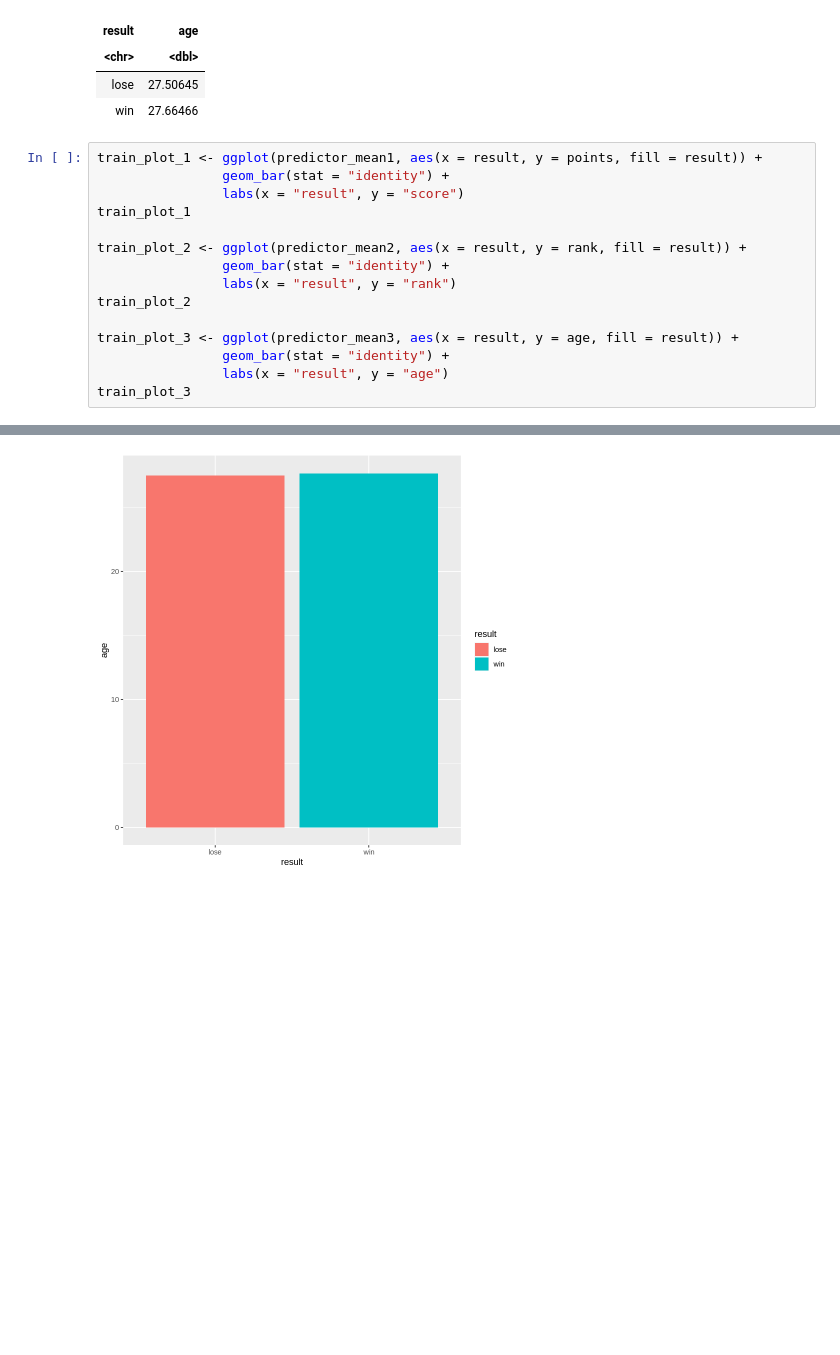
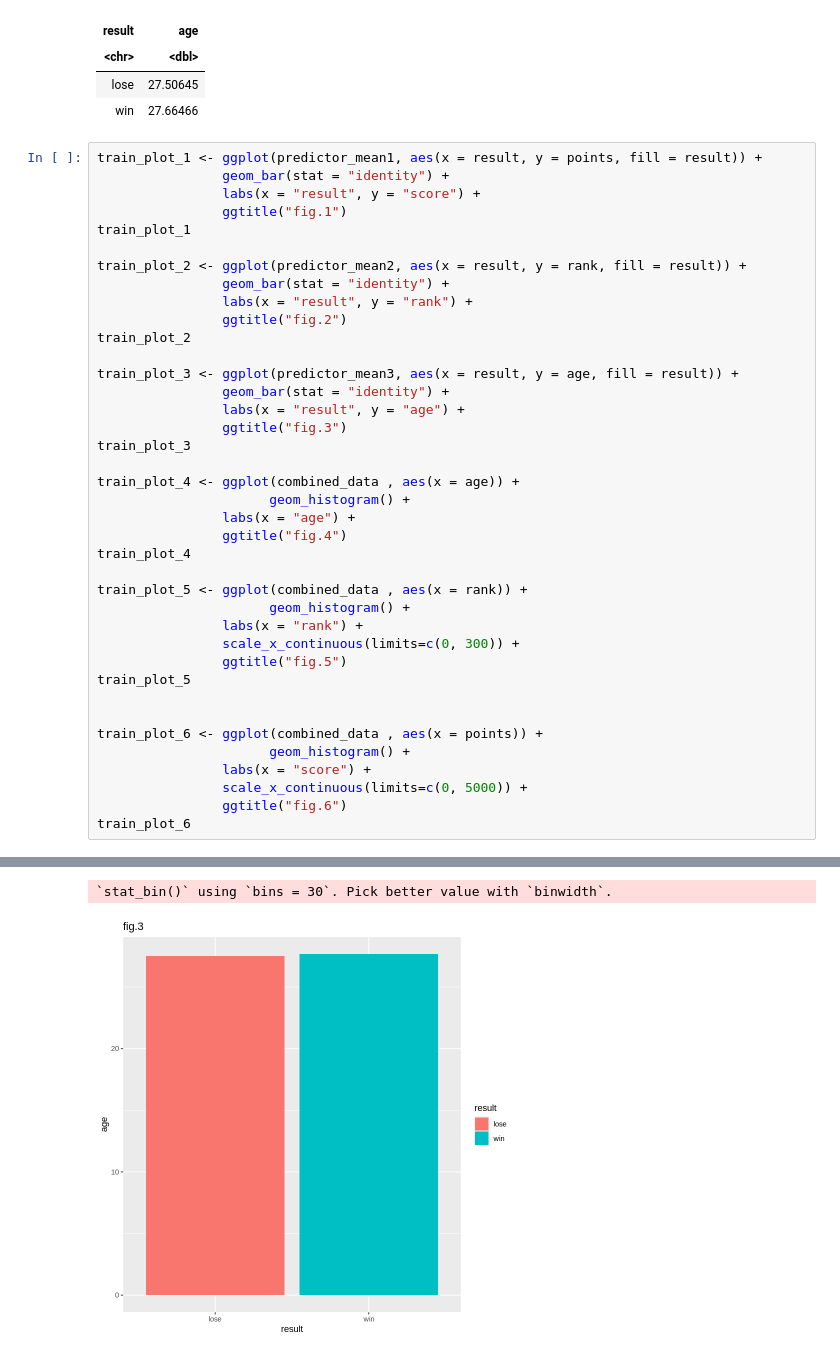
Before and after one commit to JianyiC/group54_work, a Jupyter notebook: proposal.ipynb, the cells around one changed output, grey strips where cells are left out. Cells and saved outputs as stored; diff of their text form; blank space fills up the shorter version.

```diff
--- a/proposal.ipynb
+++ b/proposal.ipynb
@@ -142,16 +142,40 @@ A tibble: 2 × 2
 # %%
 train_plot_1 <- ggplot(predictor_mean1, aes(x = result, y = points, fill = result)) +
                 geom_bar(stat = "identity") +
-                labs(x = "result", y = "score")
+                labs(x = "result", y = "score") +
+                ggtitle("fig.1")
 train_plot_1
 
 train_plot_2 <- ggplot(predictor_mean2, aes(x = result, y = rank, fill = result)) +
                 geom_bar(stat = "identity") +
-                labs(x = "result", y = "rank")
+                labs(x = "result", y = "rank") +
+                ggtitle("fig.2")
 train_plot_2
 
 train_plot_3 <- ggplot(predictor_mean3, aes(x = result, y = age, fill = result)) +
                 geom_bar(stat = "identity") +
-                labs(x = "result", y = "age")
+                labs(x = "result", y = "age") +
+                ggtitle("fig.3")
 train_plot_3
+
+train_plot_4 <- ggplot(combined_data , aes(x = age)) +
+                      geom_histogram() +
+                labs(x = "age") +
+                ggtitle("fig.4")
+train_plot_4
+
+train_plot_5 <- ggplot(combined_data , aes(x = rank)) +
+                      geom_histogram() +
+                labs(x = "rank") +
+                scale_x_continuous(limits=c(0, 300)) +
+                ggtitle("fig.5")
+train_plot_5
+
+
+train_plot_6 <- ggplot(combined_data , aes(x = points)) +
+                      geom_histogram() +
+                labs(x = "score") +
+                scale_x_continuous(limits=c(0, 5000)) +
+                ggtitle("fig.6")
+train_plot_6
 # %% [output]
@@ -160 +184,2 @@ train_plot_3
+`stat_bin()` using `bins = 30`. Pick better value with `binwidth`.
-[figure, old version]
+[figure, new version]
```
Also changed, not shown: parts of 1 cell of this notebook.
